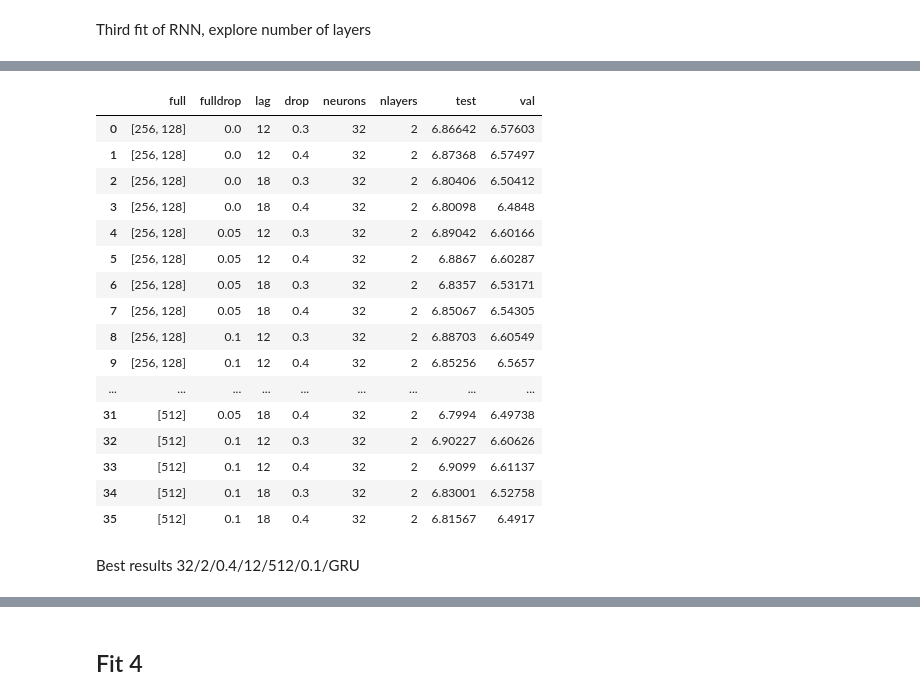
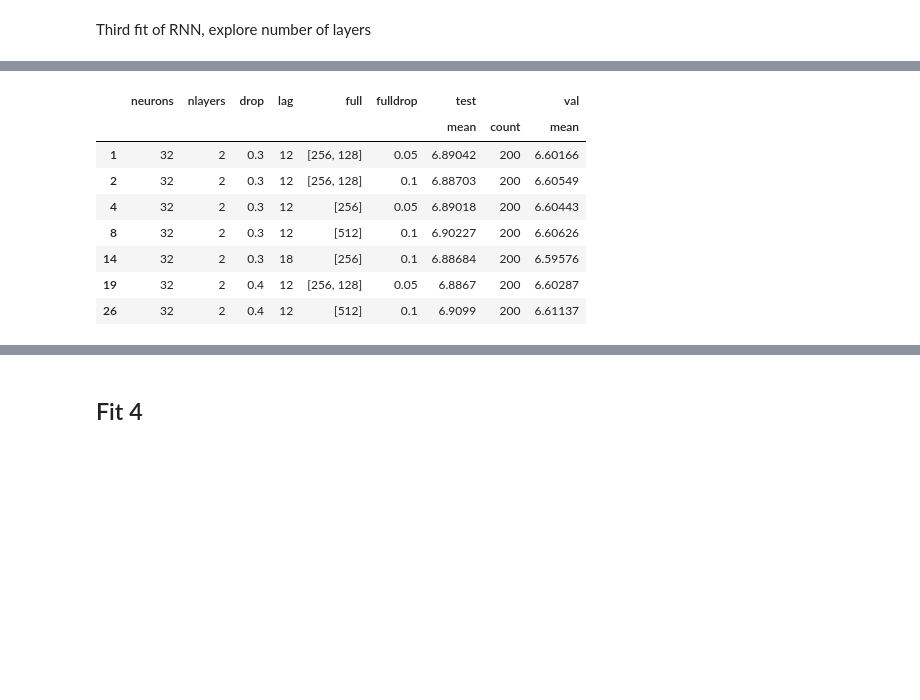
Before and after one commit to bejar/Wind, a Jupyter notebook: Notebooks/Tunning/ParameterTunningRNNS2S.ipynb, the cells around one changed output, grey strips where cells are left out. Drawn from its saved outputs; the diff is of its cells as text; code cells hidden in the pictures; blank space fills up the shorter version.

```diff
--- a/Notebooks/Tunning/ParameterTunningRNNS2S.ipynb
+++ b/Notebooks/Tunning/ParameterTunningRNNS2S.ipynb
@@ -139,5 +129,5 @@ results.retrieve_results_dataframe(query, arch=['drop', 'neurons', 'nlayers', 'f
 # %%
-a=results.exp_df.groupby(['site', 'full', 'fulldrop', 'lag', 'drop','neurons', 'nlayers'],as_index=False).sum()
+a=results.exp_df.groupby(['site', 'drop', 'neurons', 'nlayers', 'lag', 'full', 'fulldrop'],as_index=False).sum()
 a.drop(columns=['hour', 'site'], inplace=True)
-a[a['lag']=='12'].boxplot(by=['drop', 'fulldrop','full'],figsize=(20,10), rot=90)
+len(a)
 # %% [output]
@@ -148,23 +135,15 @@ array([<matplotlib.axes._subplots.AxesSubplot object at 0x...>,
 # %%
-b =a.groupby(by=['full', 'fulldrop', 'lag', 'drop','neurons','nlayers' ],as_index=False).mean()
-b.style.highlight_max()
+
+b =a.groupby(by=['neurons', 'nlayers', 'drop', 'lag', 'full', 'fulldrop'],as_index=False).agg({'test':['mean','count'], 'val':'mean', })
+
+b[b['test']['mean'] > 6.88].style.highlight_max()
 # %% [output]
-|  | full | fulldrop | lag | drop | neurons | nlayers | test | val |
-| 0 | [256, 128] | 0.0 | 12 | 0.3 | 32 | 2 | 6.86642 | 6.57603 |
-| 1 | [256, 128] | 0.0 | 12 | 0.4 | 32 | 2 | 6.87368 | 6.57497 |
-| 2 | [256, 128] | 0.0 | 18 | 0.3 | 32 | 2 | 6.80406 | 6.50412 |
-| 3 | [256, 128] | 0.0 | 18 | 0.4 | 32 | 2 | 6.80098 | 6.4848 |
-| 4 | [256, 128] | 0.05 | 12 | 0.3 | 32 | 2 | 6.89042 | 6.60166 |
-| 5 | [256, 128] | 0.05 | 12 | 0.4 | 32 | 2 | 6.8867 | 6.60287 |
-| 6 | [256, 128] | 0.05 | 18 | 0.3 | 32 | 2 | 6.8357 | 6.53171 |
-| 7 | [256, 128] | 0.05 | 18 | 0.4 | 32 | 2 | 6.85067 | 6.54305 |
-| 8 | [256, 128] | 0.1 | 12 | 0.3 | 32 | 2 | 6.88703 | 6.60549 |
-| 9 | [256, 128] | 0.1 | 12 | 0.4 | 32 | 2 | 6.85256 | 6.5657 |
-| ... | ... | ... | ... | ... | ... | ... | ... | ... |
-| 31 | [512] | 0.05 | 18 | 0.4 | 32 | 2 | 6.7994 | 6.49738 |
-| 32 | [512] | 0.1 | 12 | 0.3 | 32 | 2 | 6.90227 | 6.60626 |
-| 33 | [512] | 0.1 | 12 | 0.4 | 32 | 2 | 6.9099 | 6.61137 |
-| 34 | [512] | 0.1 | 18 | 0.3 | 32 | 2 | 6.83001 | 6.52758 |
-| 35 | [512] | 0.1 | 18 | 0.4 | 32 | 2 | 6.81567 | 6.4917 |
+|  | neurons | nlayers | drop | lag | full | fulldrop | test |  | val |
+|  |  |  |  |  |  |  | mean | count | mean |
+| 1 | 32 | 2 | 0.3 | 12 | [256, 128] | 0.05 | 6.89042 | 200 | 6.60166 |
+| 2 | 32 | 2 | 0.3 | 12 | [256, 128] | 0.1 | 6.88703 | 200 | 6.60549 |
+| 4 | 32 | 2 | 0.3 | 12 | [256] | 0.05 | 6.89018 | 200 | 6.60443 |
+| 8 | 32 | 2 | 0.3 | 12 | [512] | 0.1 | 6.90227 | 200 | 6.60626 |
+| 14 | 32 | 2 | 0.3 | 18 | [256] | 0.1 | 6.88684 | 200 | 6.59576 |
+| 19 | 32 | 2 | 0.4 | 12 | [256, 128] | 0.05 | 6.8867 | 200 | 6.60287 |
+| 26 | 32 | 2 | 0.4 | 12 | [512] | 0.1 | 6.9099 | 200 | 6.61137 |
-# %% [markdown]
-Best results 32/2/0.4/12/512/0.1/GRU
```
Also changed, not shown: parts of 61 cells of this notebook, 6 other files.
